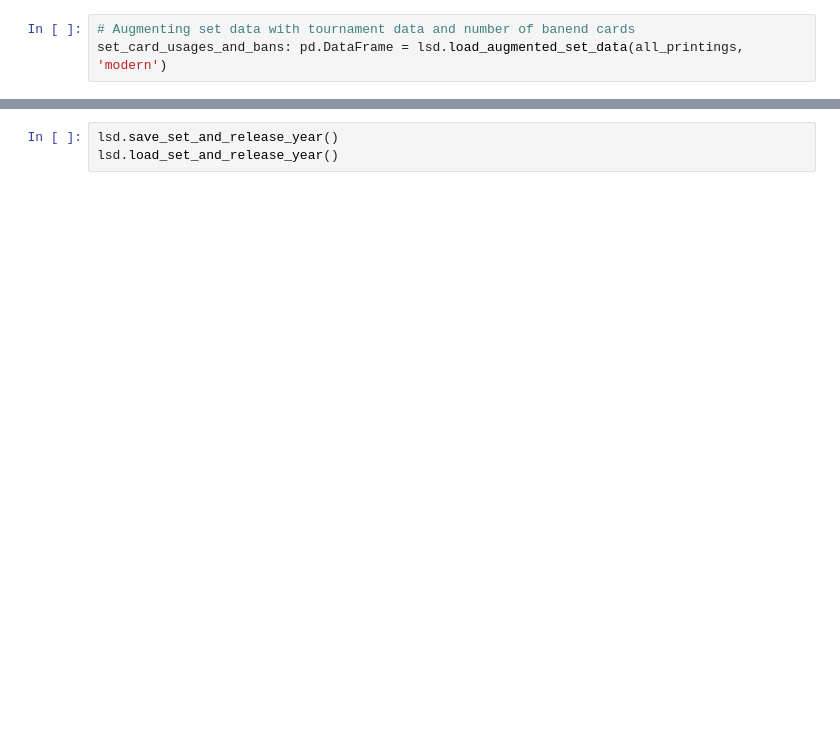
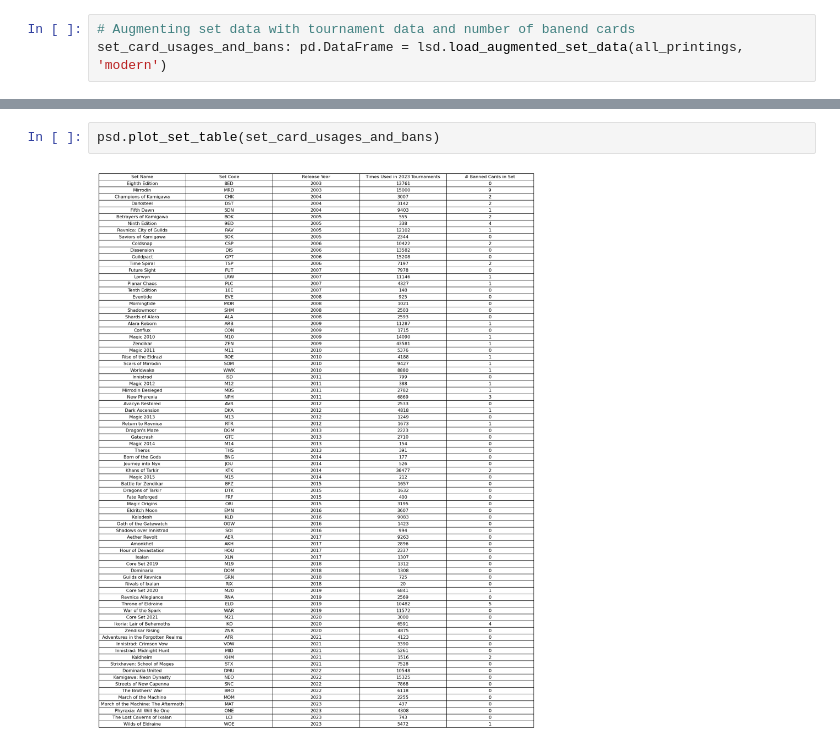
Before and after one commit to caseyforey/DS-final-CForey-Jbourds, a Jupyter notebook: sets.ipynb, the cells around one changed output, grey strips where cells are left out. Drawn from its saved outputs; the diff is of its cells as text; blank space fills up the shorter version.

Commit message:
Snipped basic lands, did some work with plotting.

```diff
--- a/sets.ipynb
+++ b/sets.ipynb
@@ -34,3 +55,4 @@ set_card_usages_and_bans.head()
-# %%
-lsd.save_set_and_release_year()
-lsd.load_set_and_release_year()
+# %%
+psd.plot_set_table(set_card_usages_and_bans)
+# %% [output]
+[figure, added]
```
Also changed, not shown: parts of 4 cells of this notebook, 8 other files.
